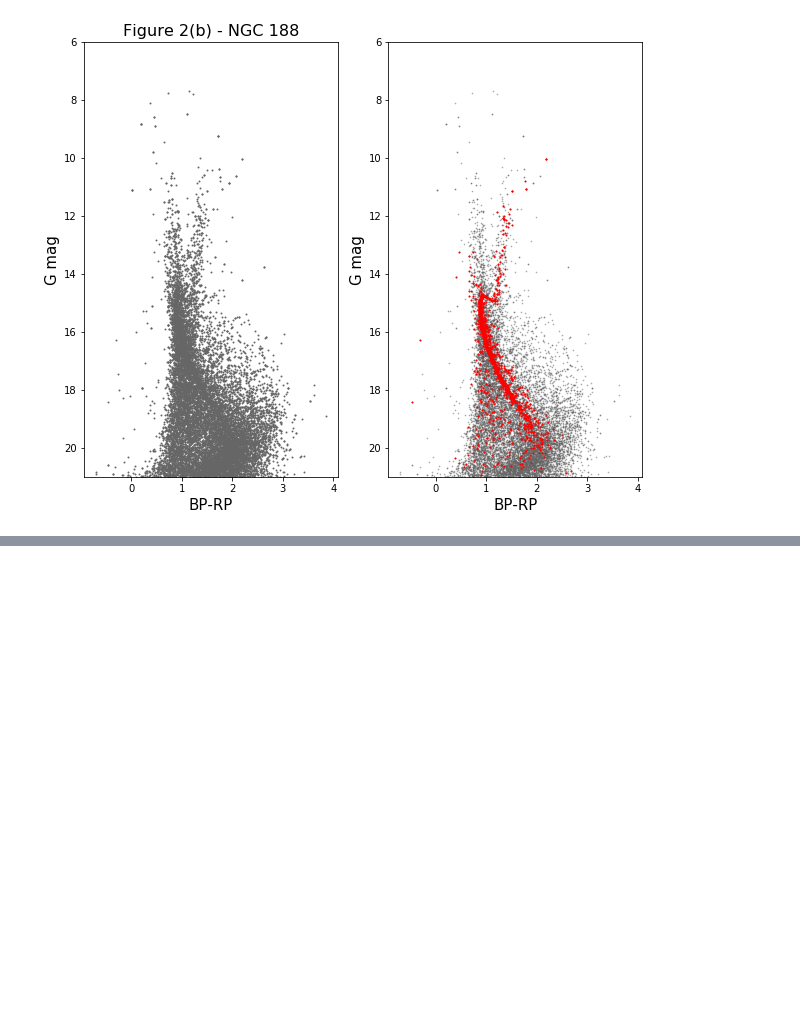
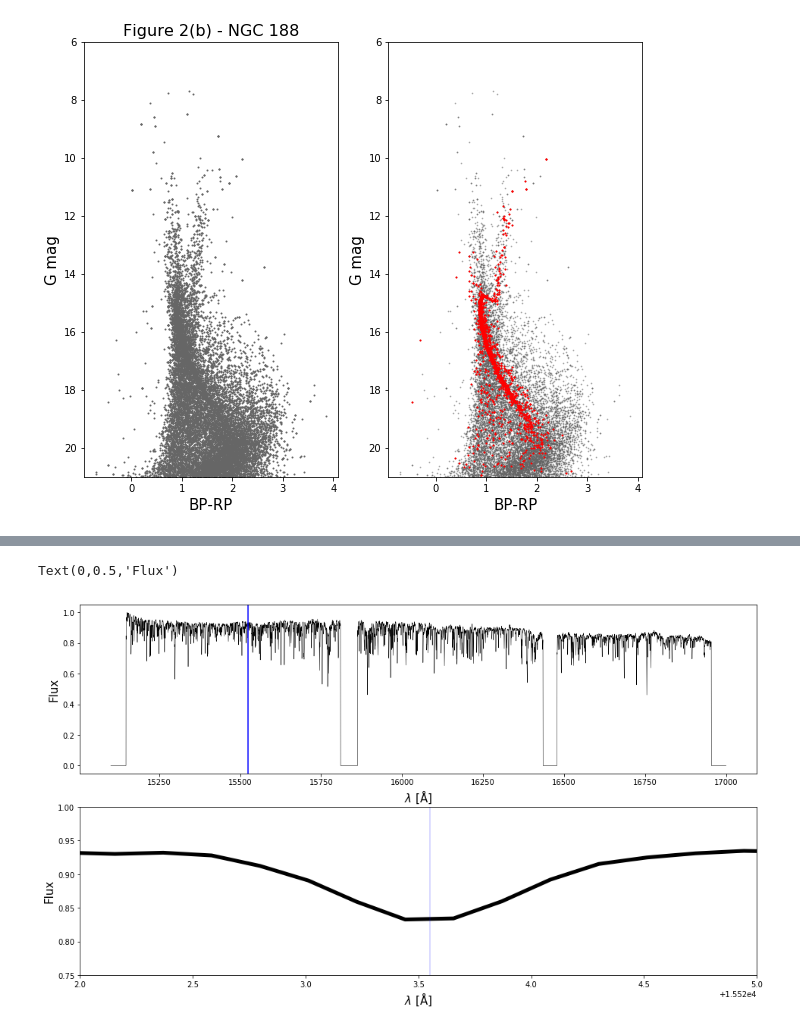
Before and after one commit to AndyTza/modern_astro, a Jupyter notebook: ModernStellarAstrophysicsHomework-3.ipynb, the cells around one changed output, grey strips where cells are left out. Cells and saved outputs as stored; diff of their text form; code cells hidden in the pictures; blank space fills up the shorter version.

```diff
--- a/ModernStellarAstrophysicsHomework-3.ipynb
+++ b/ModernStellarAstrophysicsHomework-3.ipynb
@@ -169,2 +202,2 @@ from astropy.io import fits
 # %%
-da = fits.open("/Users/iraf1/Downloads/apStar-r8-2M03343803+7133452.fits")
+img = fits.open("/Users/iraf1/Downloads/apStar-r8-2M03343803+7133452.fits")
@@ -195,0 +204,39 @@ NGC.write('NGC.vot', format='votable')
+# %%
+flux_img = img[1].data # flux grid
+flux_img_err = img[2].data # flux_err grid
+
+# starting log(lamda)
+img_start_lamda = img[1].header['CRVAL1'] # log lamda
+img_delta_lamda = img[1].header['CDELT1'] # dispersion log lamda
+# %%
+flux = flux_img[3]
+flux_err = flux_img_err[3]
+
+flux_norm = (flux-np.min(flux))/(np.max(flux)-np.min(flux))
+flux_err_norm = (flux_err-np.min(flux_err))/(np.max(flux_err)-np.min(flux_err))
+
+
+lamda_start = (img_start_lamda)
+lamda_delta = (img_delta_lamda)
+N_dat = len(flux_img[0])
+lamda_end = lamda_start + (N_dat*lamda_delta) # find ending value
+log_lamda = np.arange(lamda_start, lamda_end, lamda_delta)
+lamda = 10**(log_lamda)
+# %%
+_, ax = plt.subplots(nrows=2, ncols=1, figsize=(16,9))
+
+ax[0].plot(lamda, flux_norm, color='k', lw=0.5)
+ax[0].axvline(15523.45, color='blue')
+ax[0].set_xlabel('$\lambda$ [Å]', size=15)
+ax[0].set_ylabel('Flux', size=15)
+
+ax[1].plot(lamda, flux_norm, color='k', lw=5)
+ax[1].set_xlim(2+1.552e4, 15525)
+ax[1].axvline(15523.55, color='blue', alpha=0.2)
+
+ax[1].set_ylim(0.75,1)
+ax[1].set_xlabel('$\lambda$ [Å]', size=15)
+ax[1].set_ylabel('Flux', size=15)
+# %% [output]
+Text(0,0.5,'Flux')
+[figure, added]
```
Also changed, not shown: parts of 15 cells of this notebook.
